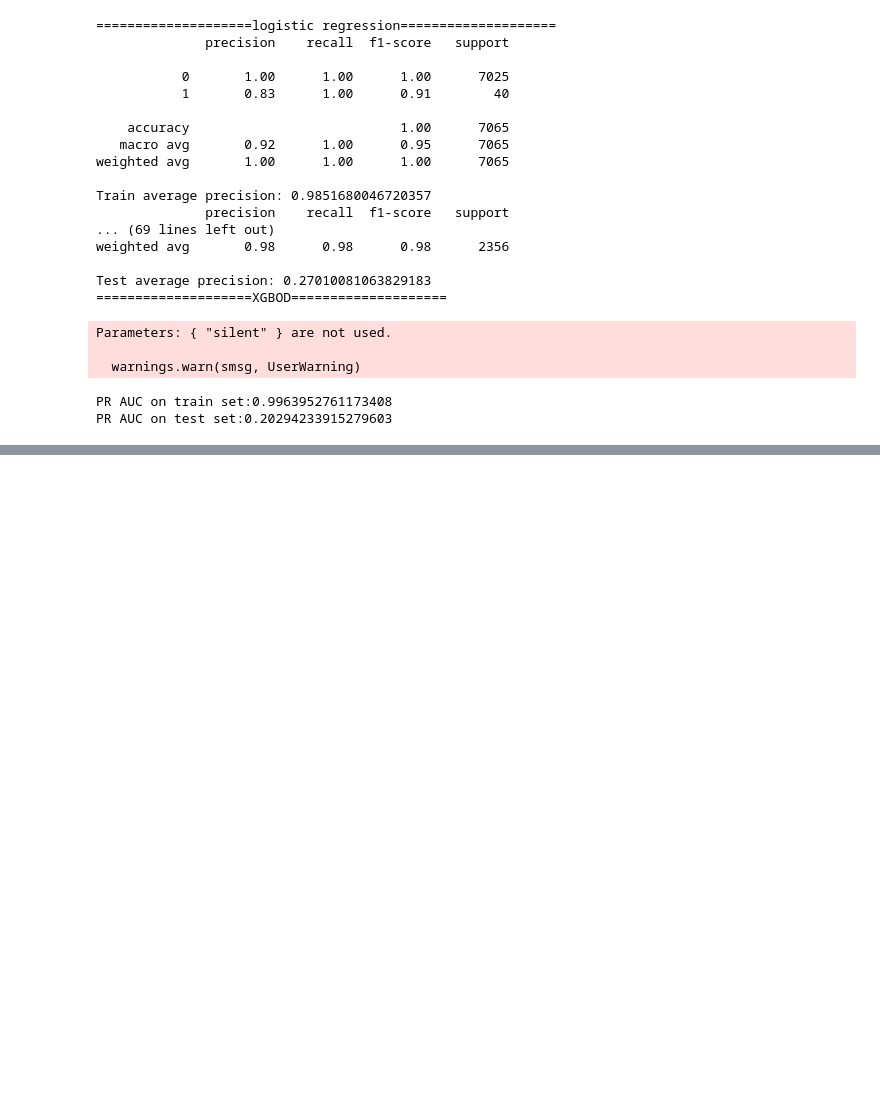
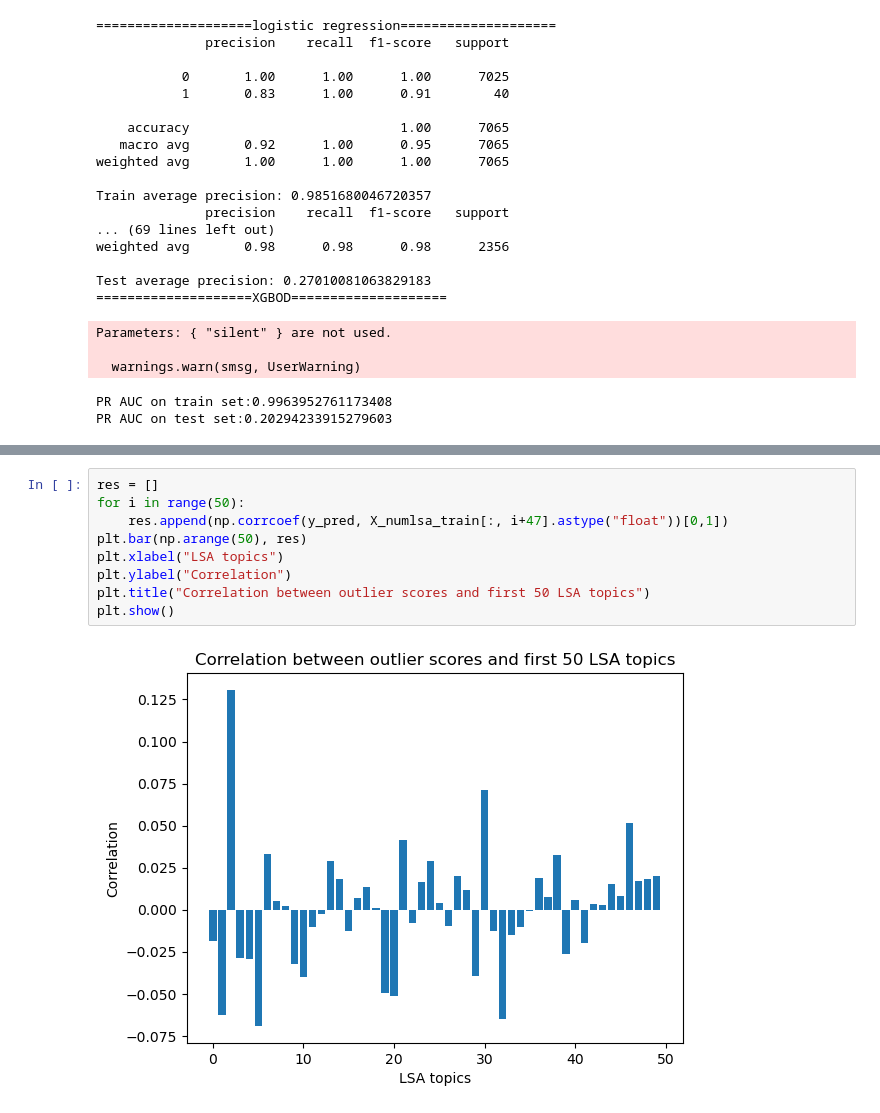
Before and after one commit to milanmarks/stat222proj, a Jupyter notebook: code/7.models.ipynb, the cells around one changed output, grey strips where cells are left out. Drawn from its saved outputs; the diff is of its cells as text; blank space fills up the shorter version.

```diff
--- a/code/7.models.ipynb
+++ b/code/7.models.ipynb
@@ -248,0 +344,11 @@ PR AUC on test set:0.20294233915279603
+# %%
+res = []
+for i in range(50):
+    res.append(np.corrcoef(y_pred, X_numlsa_train[:, i+47].astype("float"))[0,1])
+plt.bar(np.arange(50), res)
+plt.xlabel("LSA topics")
+plt.ylabel("Correlation")
+plt.title("Correlation between outlier scores and first 50 LSA topics")
+plt.show()
+# %% [output]
+[figure, added]
```
Also changed, not shown: parts of 21 cells of this notebook, 1 other file.
